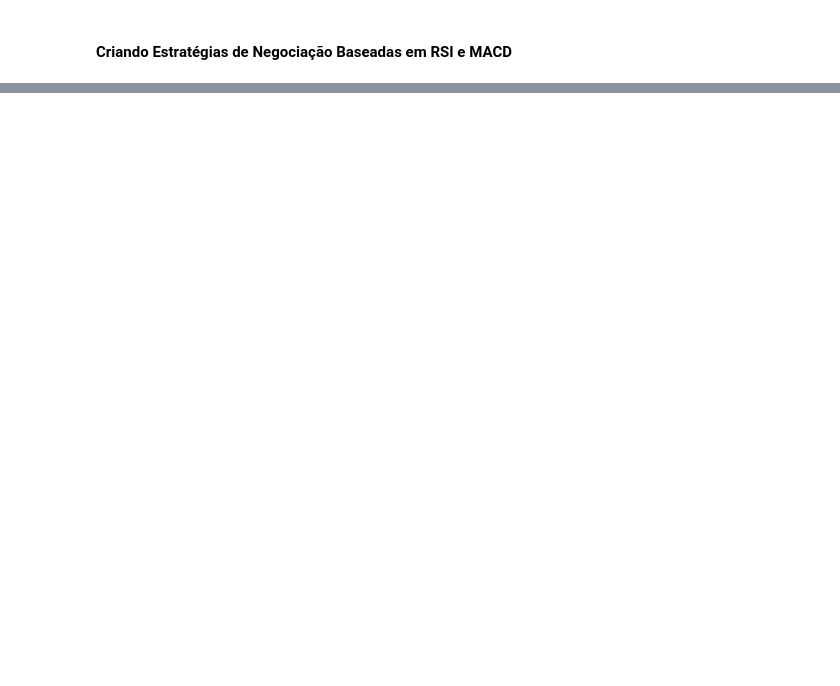
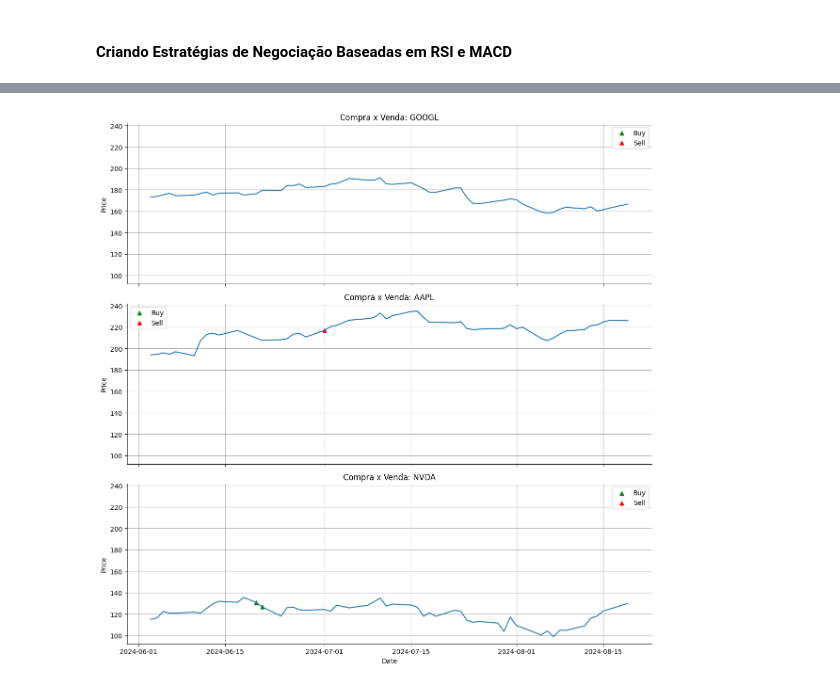
Before and after one commit to AndersonDeFaro/Estudos-Alura-Pyhton, a Jupyter notebook: 99-Generative_AI/mercado_financeiro/1_0_ConsumirAPI.ipynb, the cells around one changed output, grey strips where cells are left out. Cells and saved outputs as stored; diff of their text form; code cells hidden in the pictures; blank space fills up the shorter version.

Commit message:
Adicionando analise de compra x venda

```diff
--- a/99-Generative_AI/mercado_financeiro/1_0_ConsumirAPI.ipynb
+++ b/99-Generative_AI/mercado_financeiro/1_0_ConsumirAPI.ipynb
@@ -463,0 +457,37 @@ memory usage: 10.4+ KB
+# %%
+data = generate_signals(data)
+# %%
+# Resetar o índice do DataFrame para tornar 'index' uma coluna
+data_reset = data.reset_index()
+data_reset.rename(columns={'index': 'Date'}, inplace=True)
+
+# Criar os subplots em uma única coluna
+g = sns.FacetGrid(data_reset, col="symbol", col_wrap=1, height=4, aspect=3)
+
+# Plotar o preço de fechamento
+g.map(plt.plot, 'Date', 'Close')
+
+# Plotar sinais de compra e venda
+for ax in g.axes.flat:
+    symbol = ax.get_title().split('=')[-1].strip()
+    df_symbol = data_reset[data_reset['symbol'] == symbol]
+
+    # Plotar sinais de compra
+    buy_signals = df_symbol[df_symbol['signal_cv'] == 1]
+    ax.scatter(buy_signals['Date'], buy_signals['Close'], color='green', marker='^', label='Buy')
+
+    # Plotar sinais de venda
+    sell_signals = df_symbol[df_symbol['signal_cv'] == -1]
+    ax.scatter(sell_signals['Date'], sell_signals['Close'], color='red', marker='^', label='Sell')
+
+    # Adicionar rótulos, título e grid
+    ax.set_title(f"Compra x Venda: {symbol}")
+    ax.set_xlabel("Date")
+    ax.set_ylabel("Price")
+    ax.legend()
+    ax.grid(True)
+
+plt.tight_layout()
+plt.show()
+# %% [output]
+[figure, added]
```
Also changed, not shown: parts of 12 cells of this notebook.
